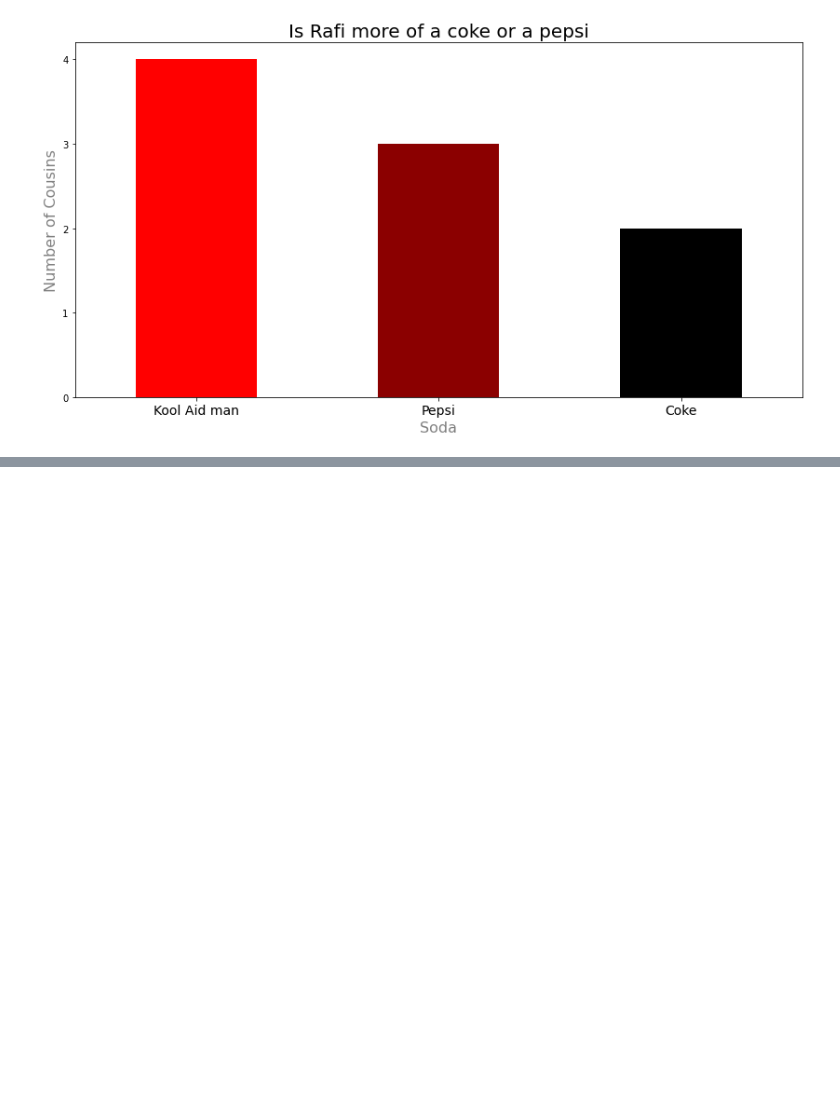
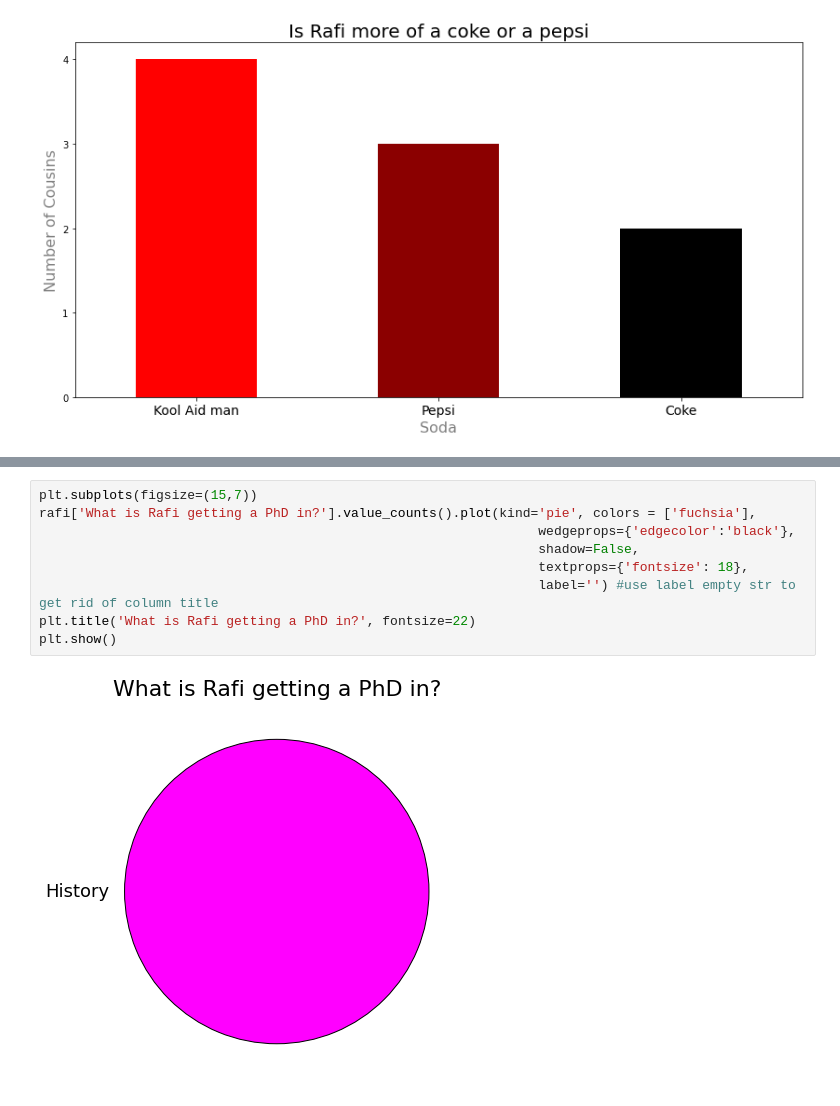
Before and after one commit to MarcBernstein0/raizel-practice-questions, a Jupyter notebook: notebook/Rafi.ipynb, the cells around one changed output, grey strips where cells are left out. Drawn from its saved outputs; the diff is of its cells as text; blank space fills up the shorter version.

```diff
--- a/notebook/Rafi.ipynb
+++ b/notebook/Rafi.ipynb
@@ -175,0 +176,11 @@ Text(0, 0.5, 'Number of Cousins')
+# %%
+plt.subplots(figsize=(15,7))
+rafi['What is Rafi getting a PhD in?'].value_counts().plot(kind='pie', colors = ['fuchsia'],
+                                                                wedgeprops={'edgecolor':'black'},
+                                                                shadow=False,
+                                                                textprops={'fontsize': 18},
+                                                                label='') #use label empty str to get rid of column title
+plt.title('What is Rafi getting a PhD in?', fontsize=22)
+plt.show()
+# %% [output]
+[figure, added]
```
Also changed, not shown: parts of 2 cells of this notebook.
